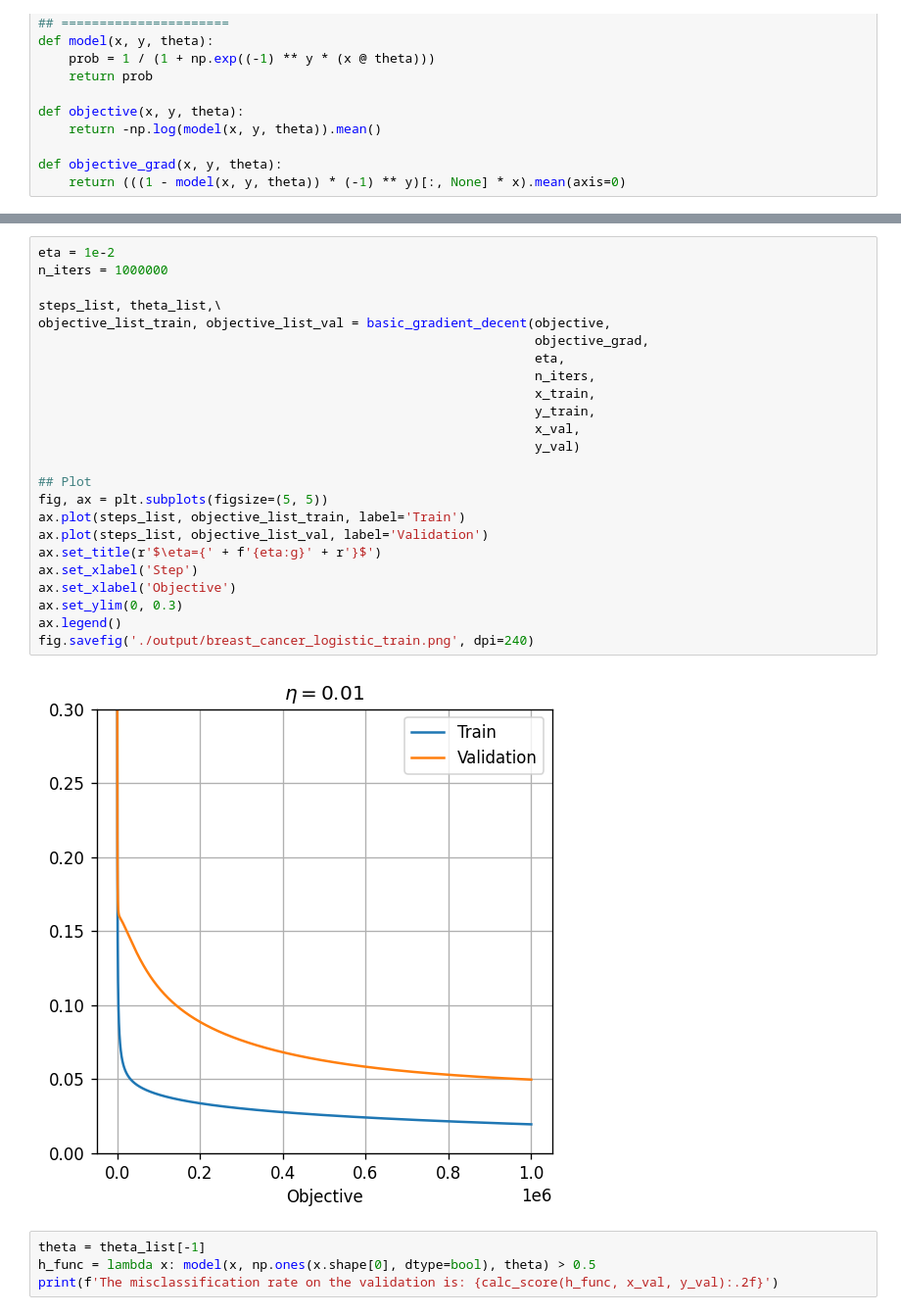
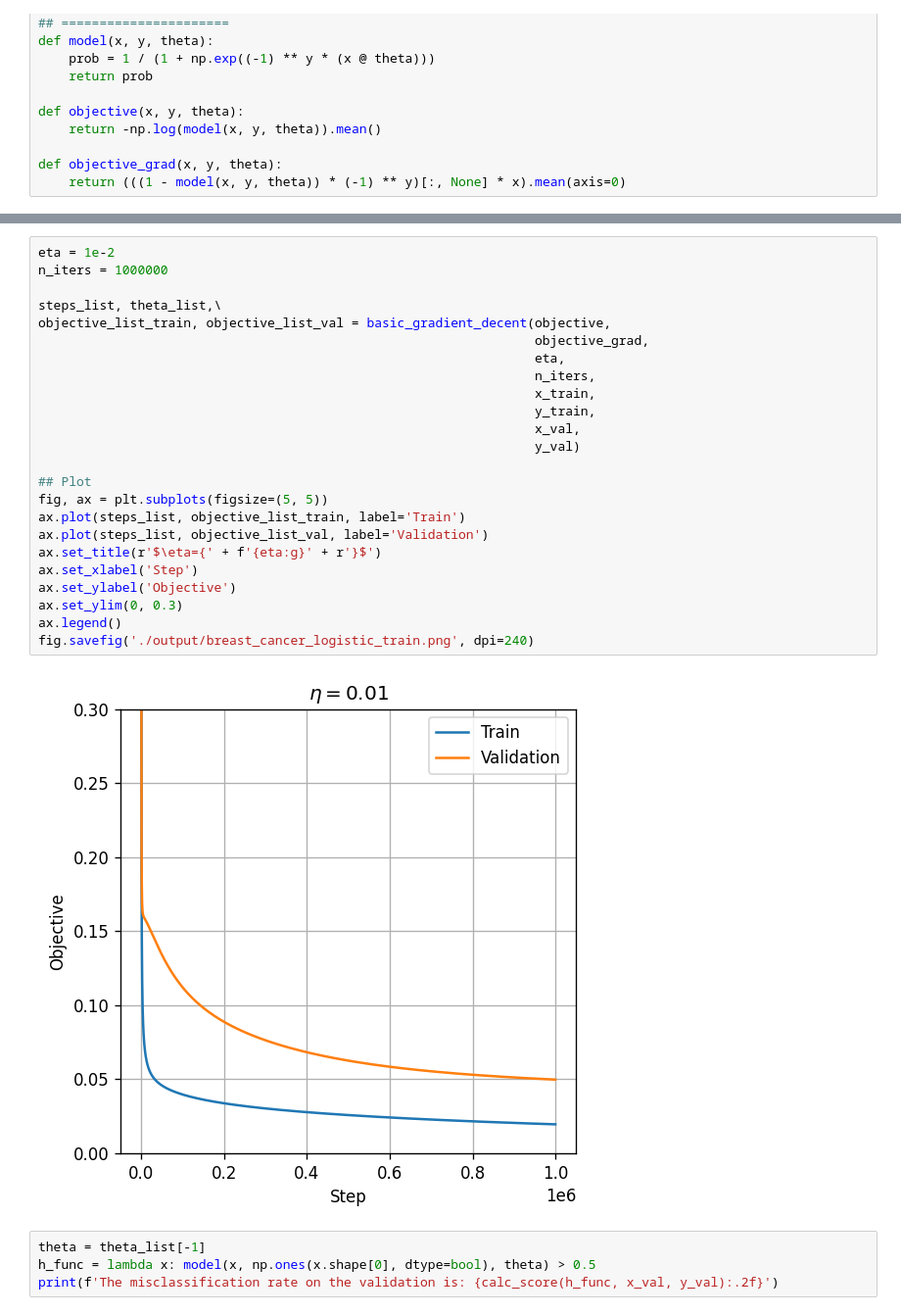
Before and after one commit to technion046195/technion046195, a Jupyter notebook: content/tutorial08/example.ipynb, the cells around one changed output, grey strips where cells are left out. Shown at 98% size. Saved outputs shown, nothing was run; the diff lists cells and outputs as text.

```diff
--- a/content/tutorial08/example.ipynb
+++ b/content/tutorial08/example.ipynb
@@ -372,29 +372,29 @@ fig.savefig('./output/breast_cancer_logistic_select_eta.png', dpi=240)
 # %%
 eta = 1e-2
 n_iters = 1000000
 
 steps_list, theta_list,\
 objective_list_train, objective_list_val = basic_gradient_decent(objective,
                                                                  objective_grad,
                                                                  eta,
                                                                  n_iters,
                                                                  x_train,
                                                                  y_train,
                                                                  x_val,
                                                                  y_val)
 
 ## Plot
 fig, ax = plt.subplots(figsize=(5, 5))
 ax.plot(steps_list, objective_list_train, label='Train')
 ax.plot(steps_list, objective_list_val, label='Validation')
 ax.set_title(r'$\eta={' + f'{eta:g}' + r'}$')
 ax.set_xlabel('Step')
-ax.set_xlabel('Objective')
+ax.set_ylabel('Objective')
 ax.set_ylim(0, 0.3)
 ax.legend()
 fig.savefig('./output/breast_cancer_logistic_train.png', dpi=240)
 # %% [output]
-[figure, old version]
+[figure, new version]
 # %%
 theta = theta_list[-1]
 h_func = lambda x: model(x, np.ones(x.shape[0], dtype=bool), theta) > 0.5
```
Also changed, not shown: parts of 1 cell of this notebook, 7 other files.
